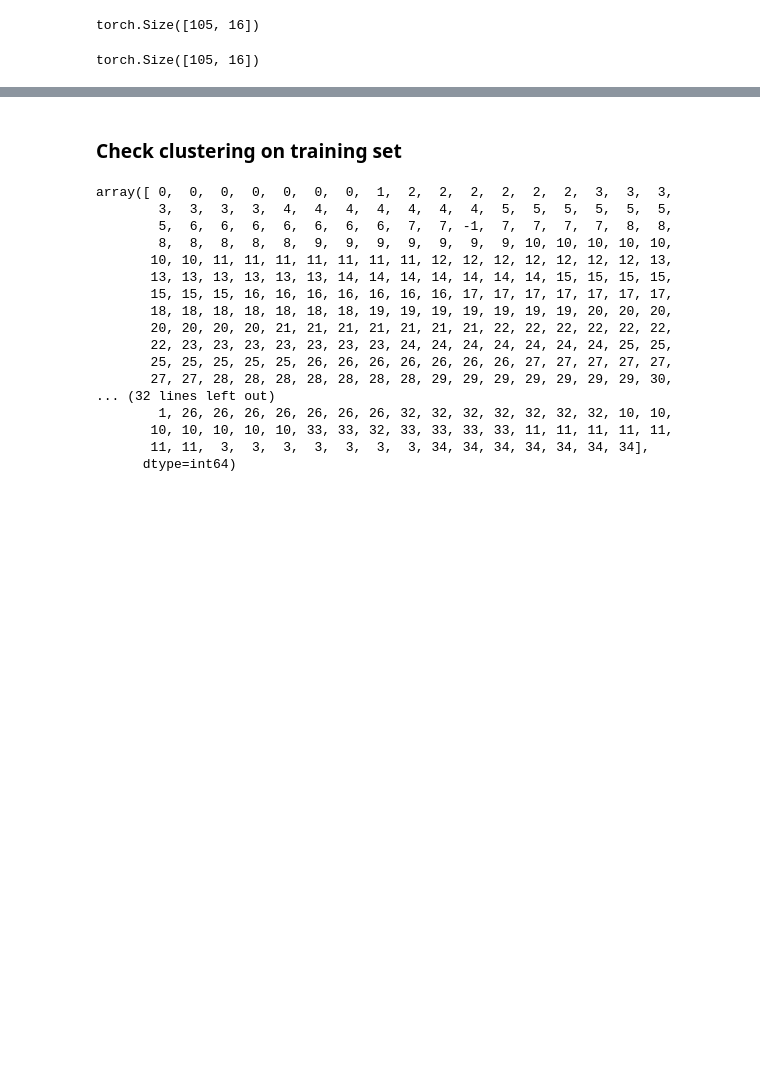
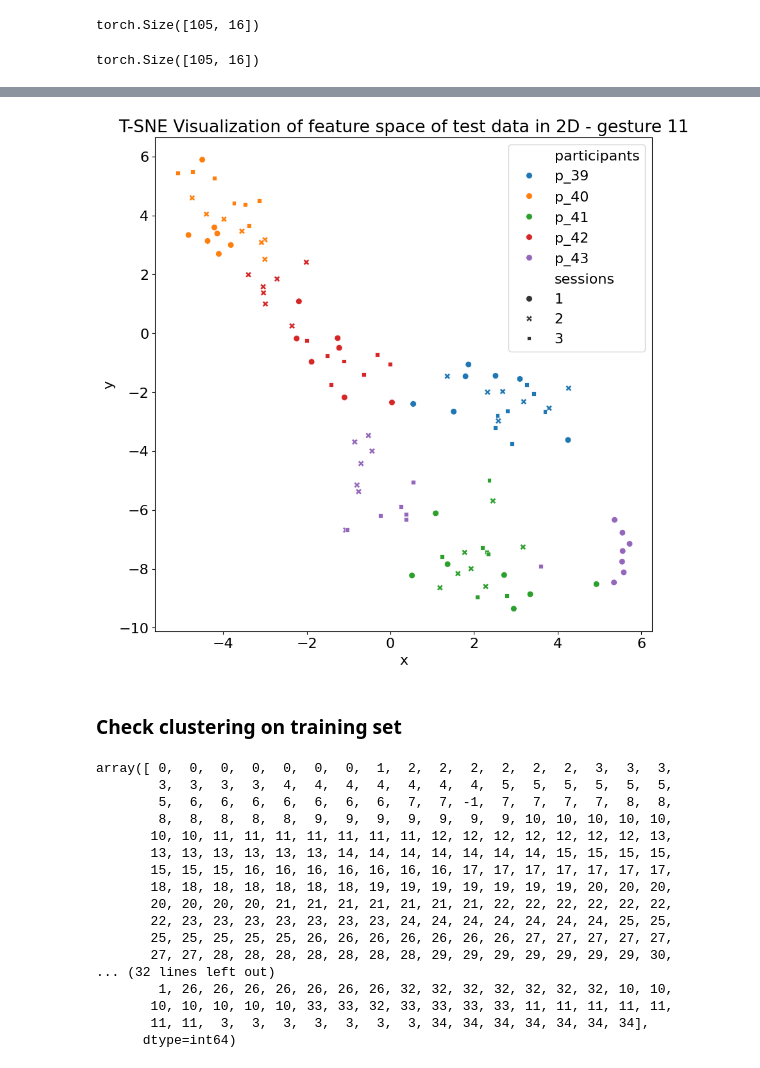
Before and after one commit to tanmaygadgil/DS5500-project, a Jupyter notebook: Authentication/Authentication.ipynb, the cells around one changed output, grey strips where cells are left out. Cells and saved outputs as stored; diff of their text form; code cells hidden in the pictures; blank space fills up the shorter version.

```diff
--- a/Authentication/Authentication.ipynb
+++ b/Authentication/Authentication.ipynb
@@ -249,3 +256,14 @@ Text(0.5, 1.0, 'T-SNE Visualization of feature space of test data in 2D - gestur
+# %%
+fig, ax = plt.subplots(figsize=(10, 10))
+sns.scatterplot(data = sub_plot, x = "x", y = "y",
+                hue = "participants",
+                hue_order=sub_plot['participants'].unique(), ax = ax,style = "sessions", s=50)
+# ax.set_xlim(-30,30)
+# ax.set_ylim(-30,30)
+ax.set_title("T-SNE Visualization of feature space of test data in 2D - gesture 11")
+fig.savefig("Embedded_test_session_seg.jpg")
+# %% [output]
+[figure, added]
 # %% [markdown]
 ### Check clustering on training set
 # %%
```
Also changed, not shown: parts of 5 cells of this notebook, 9 other files.
